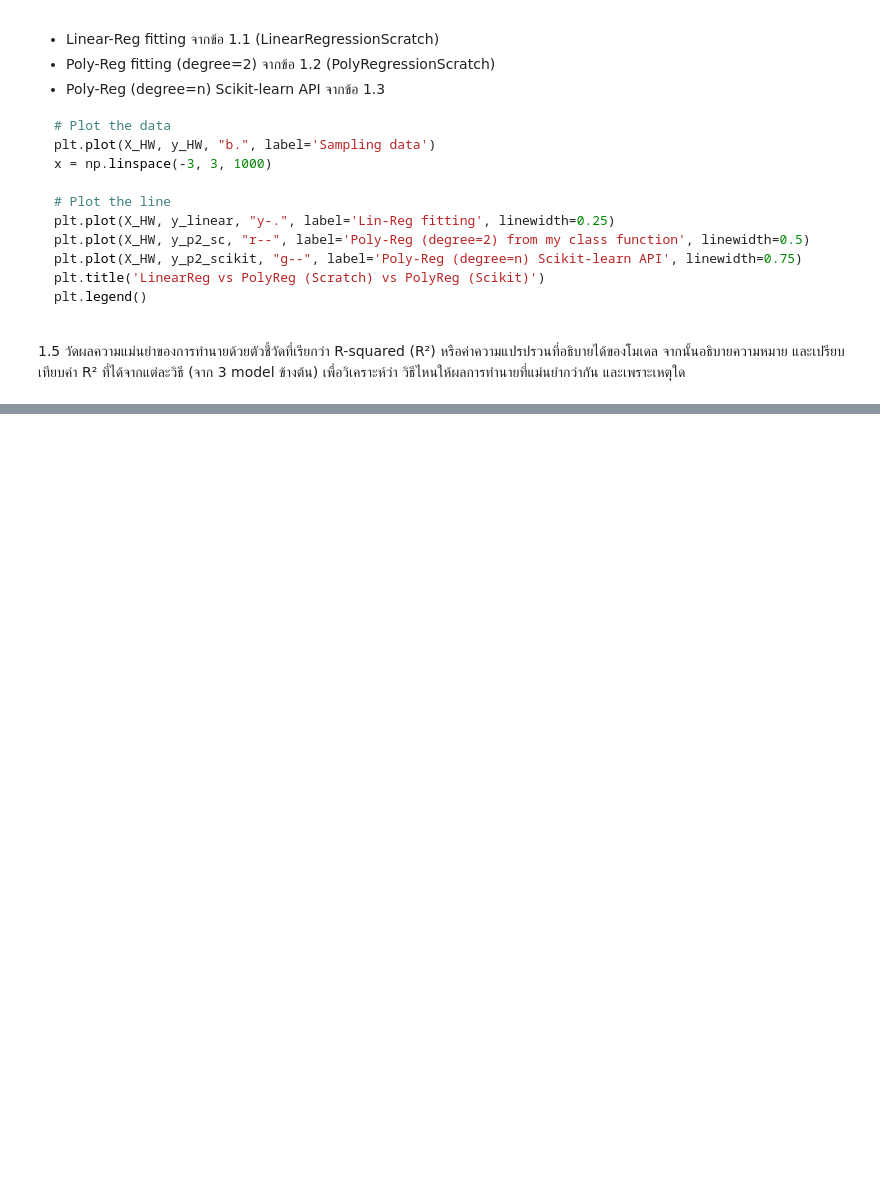
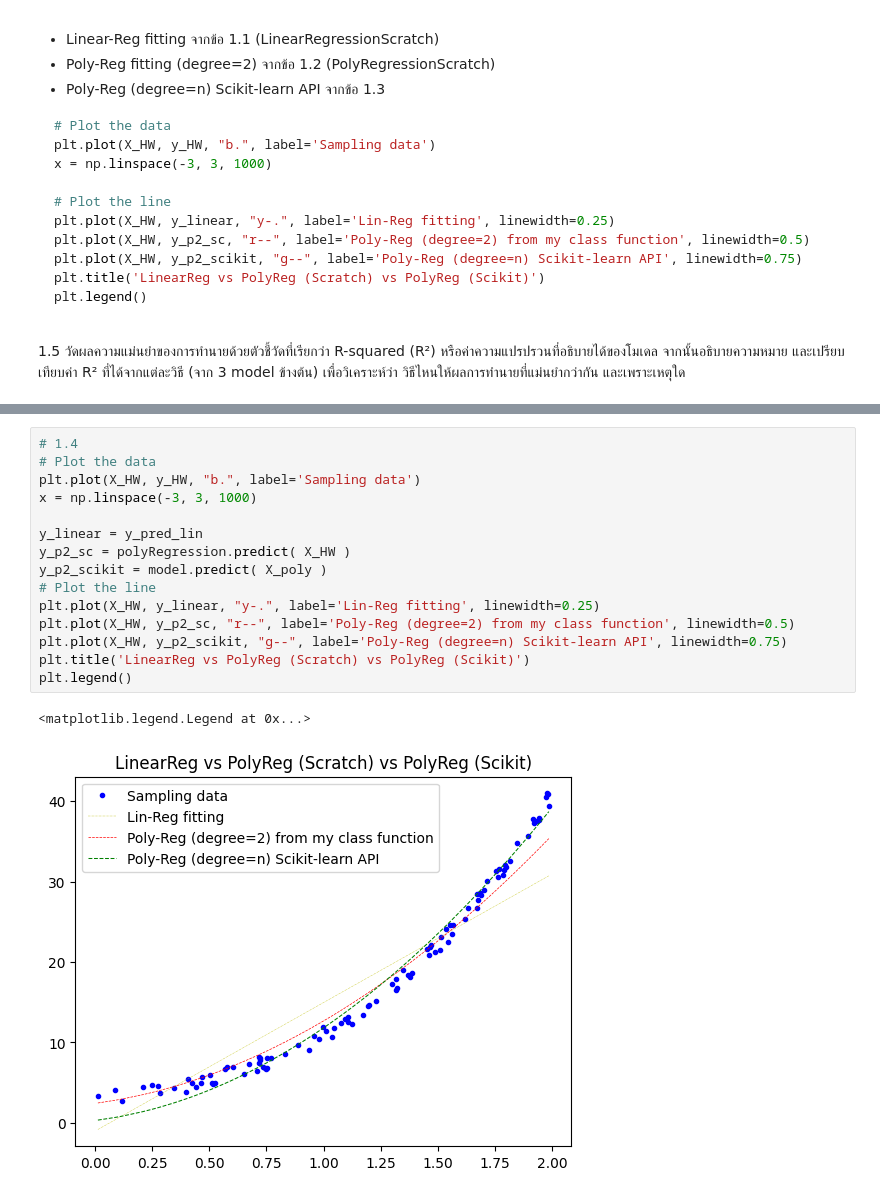
Before and after one commit to Maikittitee/ML, a Jupyter notebook: W2_HW/W2-1b_Linear_PolynomialRegression.ipynb, the cells around one changed output, grey strips where cells are left out. Cells and saved outputs as stored; diff of their text form; blank space fills up the shorter version.

```diff
--- a/W2_HW/W2-1b_Linear_PolynomialRegression.ipynb
+++ b/W2_HW/W2-1b_Linear_PolynomialRegression.ipynb
@@ -599,0 +267,18 @@ ModuleNotFoundError: No module named 'sklearn'
+# %%
+# 1.4
+# Plot the data
+plt.plot(X_HW, y_HW, "b.", label='Sampling data')
+x = np.linspace(-3, 3, 1000)
+
+y_linear = y_pred_lin
+y_p2_sc = polyRegression.predict( X_HW )
+y_p2_scikit = model.predict( X_poly )
+# Plot the line
+plt.plot(X_HW, y_linear, "y-.", label='Lin-Reg fitting', linewidth=0.25)
+plt.plot(X_HW, y_p2_sc, "r--", label='Poly-Reg (degree=2) from my class function', linewidth=0.5)
+plt.plot(X_HW, y_p2_scikit, "g--", label='Poly-Reg (degree=n) Scikit-learn API', linewidth=0.75)
+plt.title('LinearReg vs PolyReg (Scratch) vs PolyReg (Scikit)')
+plt.legend()
+# %% [output]
+<matplotlib.legend.Legend at 0x...>
+[figure, added]
```
Also changed, not shown: parts of 37 cells of this notebook.
